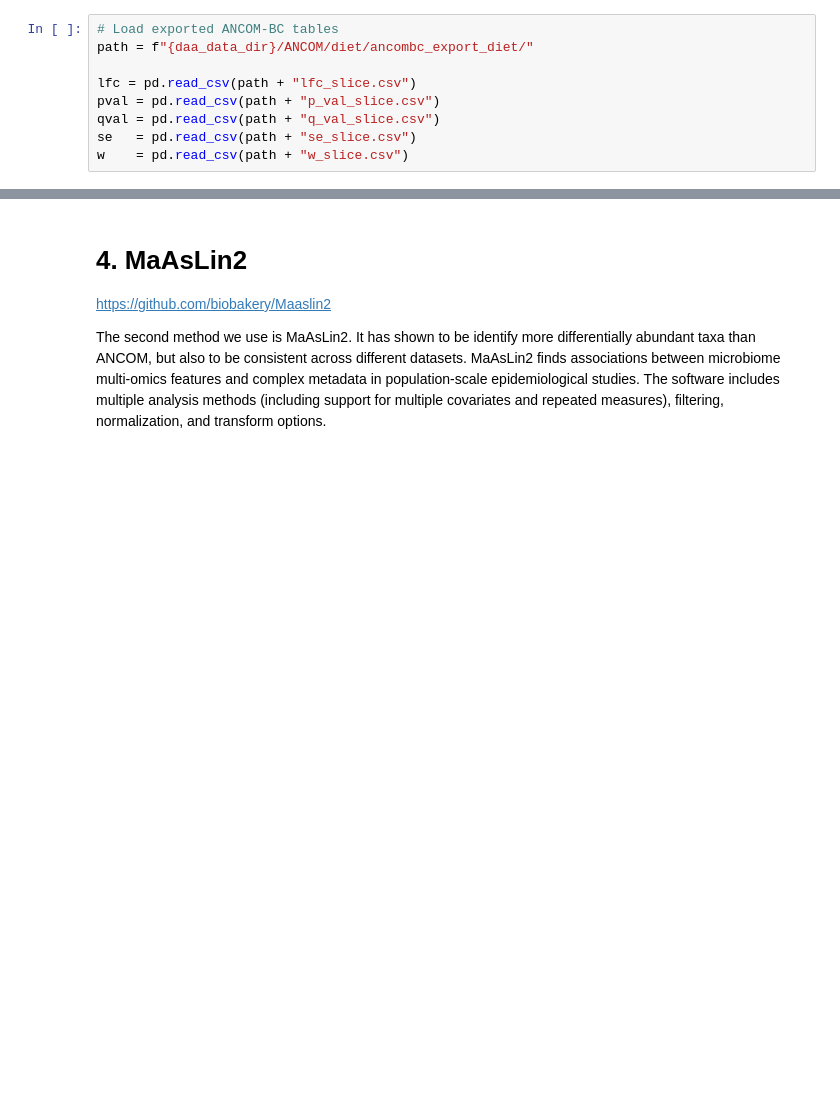
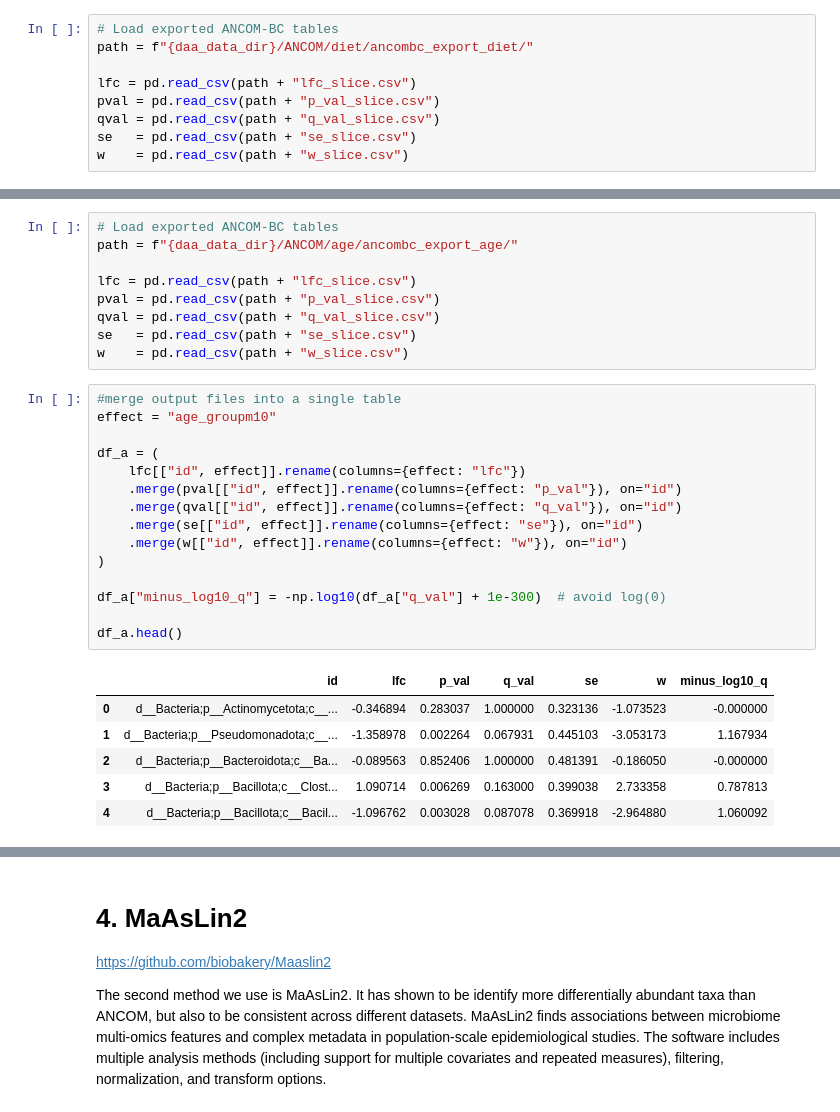
Before and after one commit to MasjaHoogendoorn/MicrobiomeAnalysis_TummyTribe, a Jupyter notebook: scripts/7_differential_abundance_LN.ipynb, the cells around one changed output, grey strips where cells are left out. Saved outputs shown, nothing was run; the diff lists cells and outputs as text; blank space fills up the shorter version.

```diff
--- a/scripts/7_differential_abundance_LN.ipynb
+++ b/scripts/7_differential_abundance_LN.ipynb
@@ -372,0 +451,31 @@ plt.show()
+# %%
+# Load exported ANCOM-BC tables
+path = f"{daa_data_dir}/ANCOM/age/ancombc_export_age/"
+
+lfc = pd.read_csv(path + "lfc_slice.csv")
+pval = pd.read_csv(path + "p_val_slice.csv")
+qval = pd.read_csv(path + "q_val_slice.csv")
+se   = pd.read_csv(path + "se_slice.csv")
+w    = pd.read_csv(path + "w_slice.csv")
+# %%
+#merge output files into a single table
+effect = "age_groupm10"
+
+df_a = (
+    lfc[["id", effect]].rename(columns={effect: "lfc"})
+    .merge(pval[["id", effect]].rename(columns={effect: "p_val"}), on="id")
+    .merge(qval[["id", effect]].rename(columns={effect: "q_val"}), on="id")
+    .merge(se[["id", effect]].rename(columns={effect: "se"}), on="id")
+    .merge(w[["id", effect]].rename(columns={effect: "w"}), on="id")
+)
+
+df_a["minus_log10_q"] = -np.log10(df_a["q_val"] + 1e-300)  # avoid log(0)
+
+df_a.head()
+# %% [output]
+|  | id | lfc | p_val | q_val | se | w | minus_log10_q |
+| 0 | d__Bacteria;p__Actinomycetota;c__... | -0.346894 | 0.283037 | 1.000000 | 0.323136 | -1.073523 | -0.000000 |
+| 1 | d__Bacteria;p__Pseudomonadota;c__... | -1.358978 | 0.002264 | 0.067931 | 0.445103 | -3.053173 | 1.167934 |
+| 2 | d__Bacteria;p__Bacteroidota;c__Ba... | -0.089563 | 0.852406 | 1.000000 | 0.481391 | -0.186050 | -0.000000 |
+| 3 | d__Bacteria;p__Bacillota;c__Clost... | 1.090714 | 0.006269 | 0.163000 | 0.399038 | 2.733358 | 0.787813 |
+| 4 | d__Bacteria;p__Bacillota;c__Bacil... | -1.096762 | 0.003028 | 0.087078 | 0.369918 | -2.964880 | 1.060092 |
```
Also changed, not shown: parts of 49 cells of this notebook.
